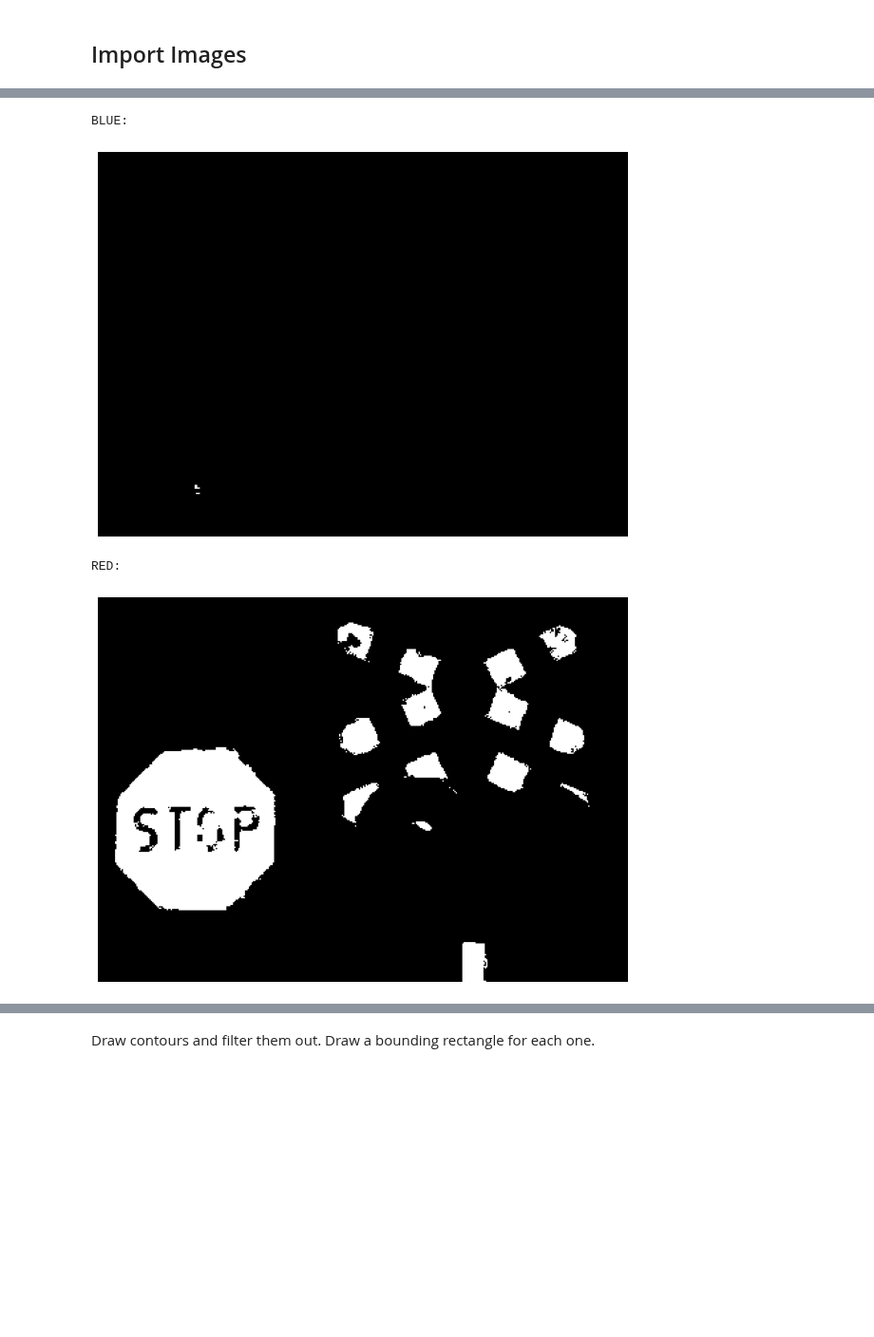
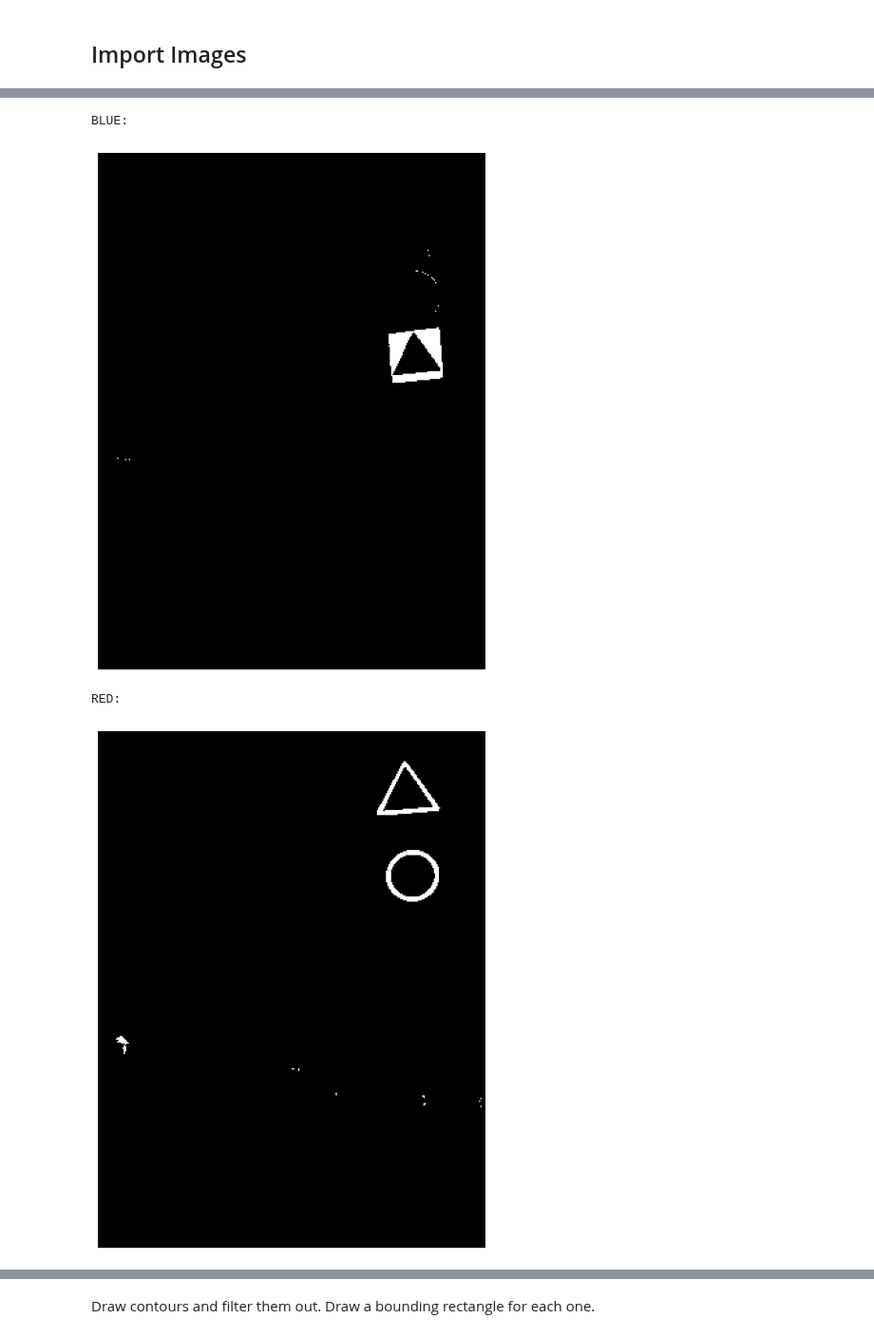
Before and after one commit to joaolucasmartins/VC2022, a Jupyter notebook: notebook.ipynb, the cells around one changed output, grey strips where cells are left out. Shown at 95% size. Saved outputs shown, nothing was run; the diff lists cells and outputs as text; code cells hidden in the pictures; blank space fills up the shorter version.

```diff
--- a/notebook.ipynb
+++ b/notebook.ipynb
@@ -91,6 +75,6 @@ Nesta secção iremos delimitar quais as áreas em que estamos interessados em a
 # %%
 imgId = filterType(["stop"]).index[2]
-# imgId = 134
+imgId = 578
 img = importImage(imgId)
 #speedLimit = cv.imread('dataset/images/test.png')
 displayImage(img)
@@ -131,7 +157,7 @@ RED = 0
 BLUE = 1
 
 
-def splitColor(img, color):
+def splitColorShadowHighlightInv(img, color):
     def calcScore(H, S, V):
         H = H * 255 / 179
         if color == RED:
@@ -140,7 +166,7 @@ def splitColor(img, color):
             else:
                 H = 0
         elif color == BLUE:
-            if (H > 140 and H <= 185):
+            if (H > 150 and H <= 175):
                 H = 255
             else:
                 H = 0
@@ -152,6 +178,7 @@ def splitColor(img, color):
             H = 0
 
         return H
+
 
     height, width = img.shape[0], img.shape[1]
     hsv = cv.cvtColor(img, cv.COLOR_BGR2HSV)
@@ -168,8 +195,8 @@ def splitColor(img, color):
     return blank_image_h
 
 
-hs_red = splitColor(img, RED)
-hs_blue = splitColor(img, BLUE)
+hs_red = splitColorShadowHighlightInv(img, RED)
+hs_blue = splitColorShadowHighlightInv(img, BLUE)
 
 displayImage(hs_red)
 # %% [output]
@@ -191,37 +220,36 @@ def regionGrow(hs):
                             # hs[i + k, j + l] = 10
                             points.append((i + k, j + l))
                             break
                     else:
                         break
 
-    # displayImage(hs)
     for point in points:
-        if hs_r[point] == 254:
+        if hs_r[point] == 254: # Ignore points that were already filled
             continue
         _, hs_r, m, r = cv.floodFill(hs_r, None, (point[1], point[0]), 254, 17, 15)
 
     ret, hs_r = cv.threshold(hs_r, 253, 256, cv.THRESH_BINARY)
     return hs_r
 
 def splitImage(img):
-    hs_red = splitColor(img, RED)
-    hs_blue = splitColor(img, BLUE)
+    hs_red = splitColorShadowHighlightInv(img, RED)
+    hs_blue = splitColorShadowHighlightInv(img, BLUE)
 
     hs_red = regionGrow(hs_red)
     hs_blue = regionGrow(hs_blue)
 
     return hs_blue, hs_red
 
 
 b, r = splitImage(img)
 
 print("BLUE:")
 displayImage(b)
 
 print("RED:")
 displayImage(r)
 # %% [output]
 BLUE:
-[figure, old version]
+[figure, new version]
 RED:
-[figure, old version]
+[figure, new version]
```
Also changed, not shown: parts of 49 cells of this notebook.
